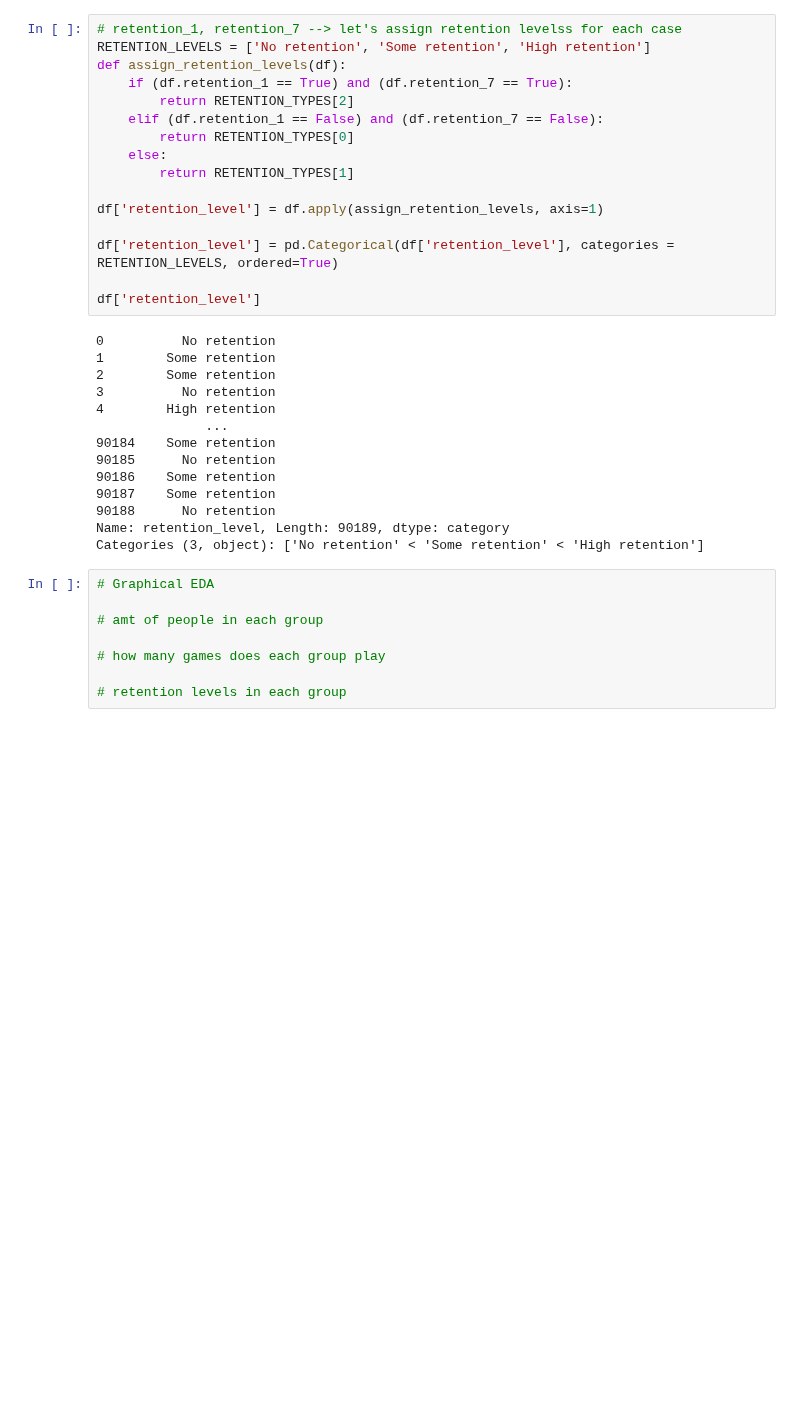
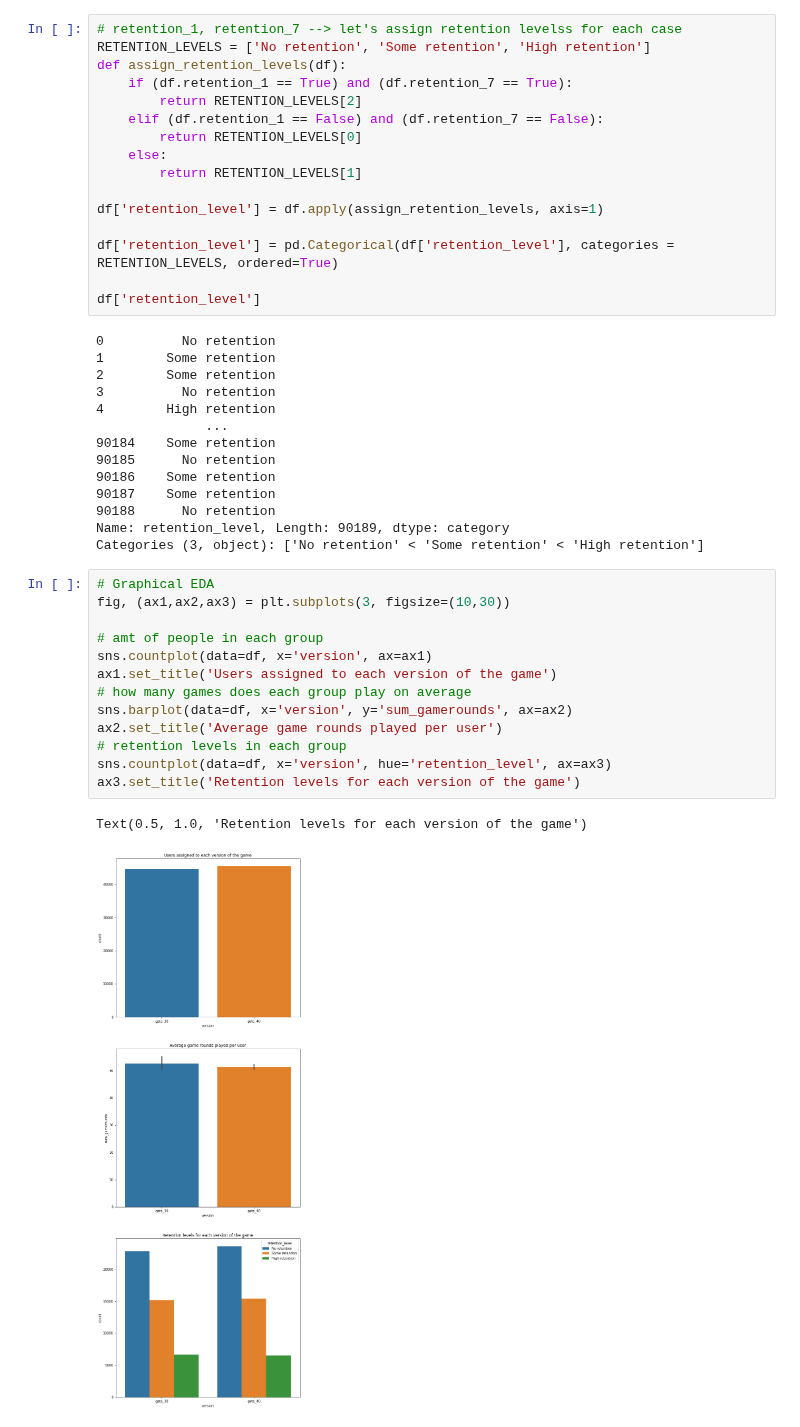
Before and after one commit to tawiwut-cha/datacamp_projects, a Jupyter notebook: cookie_cats/cookie_cats_tc.ipynb, the cells around one changed output. Drawn from its saved outputs; the diff is of its cells as text; blank space fills up the shorter version.

```diff
--- a/cookie_cats/cookie_cats_tc.ipynb
+++ b/cookie_cats/cookie_cats_tc.ipynb
@@ -73,11 +73,11 @@ Name: sum_gamerounds, dtype: float64
 RETENTION_LEVELS = ['No retention', 'Some retention', 'High retention']
 def assign_retention_levels(df):
     if (df.retention_1 == True) and (df.retention_7 == True):
-        return RETENTION_TYPES[2]
+        return RETENTION_LEVELS[2]
     elif (df.retention_1 == False) and (df.retention_7 == False):
-        return RETENTION_TYPES[0]
+        return RETENTION_LEVELS[0]
     else:
-        return RETENTION_TYPES[1]
+        return RETENTION_LEVELS[1]
 
 df['retention_level'] = df.apply(assign_retention_levels, axis=1)
 
@@ -98,11 +98,19 @@ df['retention_level']
 90188      No retention
 Name: retention_level, Length: 90189, dtype: category
 Categories (3, object): ['No retention' < 'Some retention' < 'High retention']
-# %%
-# Graphical EDA
-
-# amt of people in each group
-
-# how many games does each group play
-
-# retention levels in each group
+# %%
+# Graphical EDA
+fig, (ax1,ax2,ax3) = plt.subplots(3, figsize=(10,30))
+
+# amt of people in each group
+sns.countplot(data=df, x='version', ax=ax1)
+ax1.set_title('Users assigned to each version of the game')
+# how many games does each group play on average
+sns.barplot(data=df, x='version', y='sum_gamerounds', ax=ax2)
+ax2.set_title('Average game rounds played per user')
+# retention levels in each group
+sns.countplot(data=df, x='version', hue='retention_level', ax=ax3)
+ax3.set_title('Retention levels for each version of the game')
+# %% [output]
+Text(0.5, 1.0, 'Retention levels for each version of the game')
+[figure, added]
```
Also changed, not shown: parts of 2 cells of this notebook.
